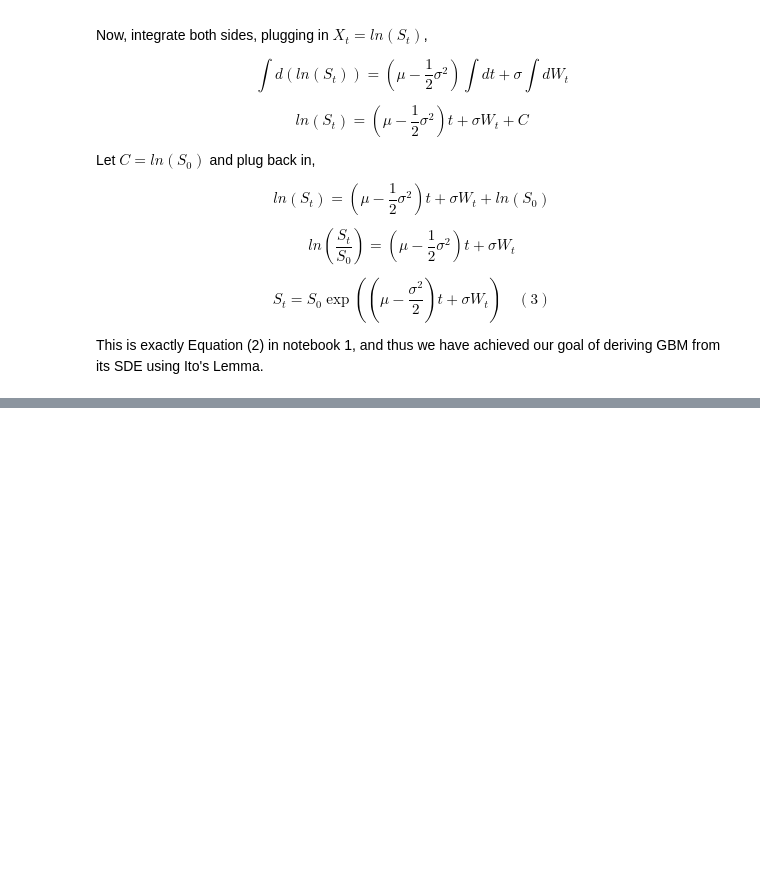
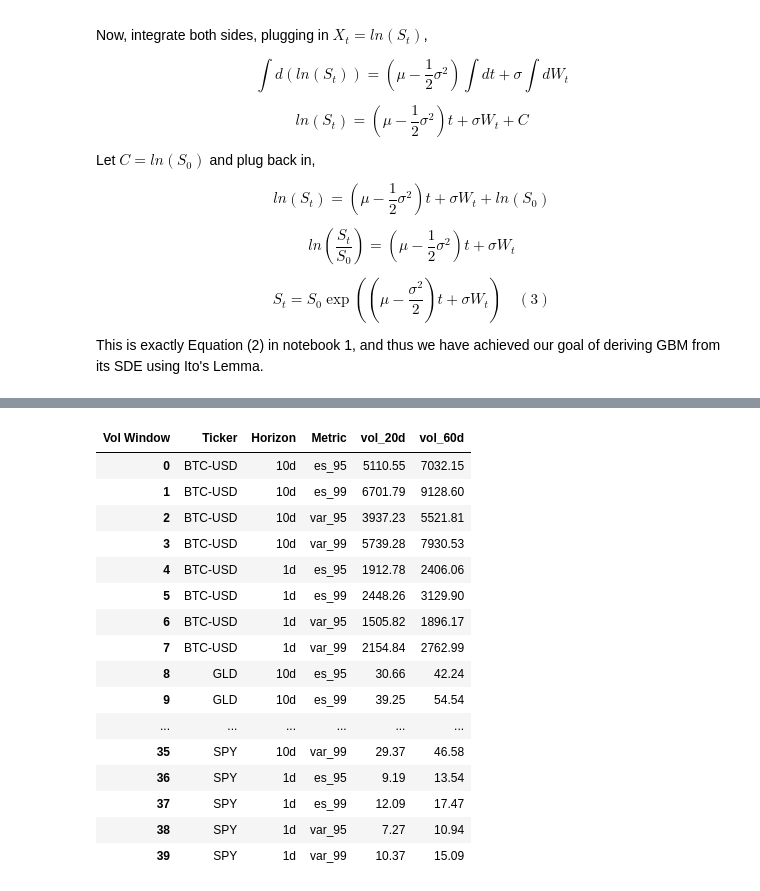
Before and after one commit to davidmandres/Risk-Engine, a Jupyter notebook: notebooks/02_monte_carlo.ipynb, the cells around one changed output, grey strips where cells are left out. Saved outputs shown, nothing was run; the diff lists cells and outputs as text; code cells hidden in the pictures; blank space fills up the shorter version.

Commit message:
phase 02 done
implemented the risk engine

```diff
--- a/notebooks/02_monte_carlo.ipynb
+++ b/notebooks/02_monte_carlo.ipynb
@@ -39,8 +54,11 @@ import numpy.typing as npt
 
 from data.data import get_multiple_stocks_data
 # %%
+# reuseable class for GBM simulation and risk metrics calculation
 class GBMRiskEngine:
-    ROLLING_PERIOD = 60
+    ROLLING_WINDOWS = (20, 60)
+    TIME_HORIZONS = (1, 10)
+    ALPHAS = (0.05, 0.01)
     DAILY = 252
     N_PATHS = 10_000
 
@@ -100,4 +118,16 @@ class GBMRiskEngine:
         es = losses[losses >= var].mean()
 
         return float(var), float(es)
+# %%
+# initialize the risk engine and variables to store data
+risk_eng = GBMRiskEngine()
+
+tickers = ["SPY", "GLD", "NVDA", "GOOGL", "BTC-USD"]
+data = get_multiple_stocks_data(tickers, "2016-06-01", "2026-06-01", "1d")
+
+prices = {}
+log_returns = {}
+sigmas_by_window = {}
+paths_by_ticker = {}
+results = {}
 # %%
@@ -147,12 +178,46 @@ for ticker in tickers:
 # %%
-print("Var Results:")
-for ticker, results in var_results.items():
-    print(f"{ticker}:")
-    for time_horizon, metrics in results.items():
-        print(f"  {time_horizon}d: VAR 95% = {metrics['var_95']:.2f}, VAR 99% = {metrics['var_99']:.2f}")
+# show results
+rows = []
 
-print("\nES Results:")
-for ticker, results in es_results.items():
-    print(f"{ticker}:")
-    for time_horizon, metrics in results.items():
-        print(f"  {time_horizon}d: ES 95% = {metrics['es_95']:.2f}, ES 99% = {metrics['es_99']:.2f}")
+for ticker in tickers:
+    for window_key in results[ticker]:
+        for horizon_key in results[ticker][window_key]:
+            for metric in ["var_95", "es_95", "var_99", "es_99"]:
+                rows.append({
+                    "Ticker": ticker,
+                    "Horizon": horizon_key,
+                    "Metric": metric,
+                    "Vol Window": window_key,
+                    "Value": results[ticker][window_key][horizon_key][metric]
+                })
+
+comparison_table = pd.DataFrame(rows)
+
+comparison_pivot = comparison_table.pivot_table(
+    index=["Ticker", "Horizon", "Metric"],
+    columns="Vol Window",
+    values="Value"
+).reset_index()
+
+comparison_pivot.style.format({
+    "vol_20d": "{:.2f}",
+    "vol_60d": "{:.2f}",
+})
+# %% [output]
+| Vol Window | Ticker | Horizon | Metric | vol_20d | vol_60d |
+| 0 | BTC-USD | 10d | es_95 | 5110.55 | 7032.15 |
+| 1 | BTC-USD | 10d | es_99 | 6701.79 | 9128.60 |
+| 2 | BTC-USD | 10d | var_95 | 3937.23 | 5521.81 |
+| 3 | BTC-USD | 10d | var_99 | 5739.28 | 7930.53 |
+| 4 | BTC-USD | 1d | es_95 | 1912.78 | 2406.06 |
+| 5 | BTC-USD | 1d | es_99 | 2448.26 | 3129.90 |
+| 6 | BTC-USD | 1d | var_95 | 1505.82 | 1896.17 |
+| 7 | BTC-USD | 1d | var_99 | 2154.84 | 2762.99 |
+| 8 | GLD | 10d | es_95 | 30.66 | 42.24 |
+| 9 | GLD | 10d | es_99 | 39.25 | 54.54 |
+| ... | ... | ... | ... | ... | ... |
+| 35 | SPY | 10d | var_99 | 29.37 | 46.58 |
+| 36 | SPY | 1d | es_95 | 9.19 | 13.54 |
+| 37 | SPY | 1d | es_99 | 12.09 | 17.47 |
+| 38 | SPY | 1d | var_95 | 7.27 | 10.94 |
+| 39 | SPY | 1d | var_99 | 10.37 | 15.09 |
```
Also changed, not shown: parts of 5 cells of this notebook, 2 other files.
